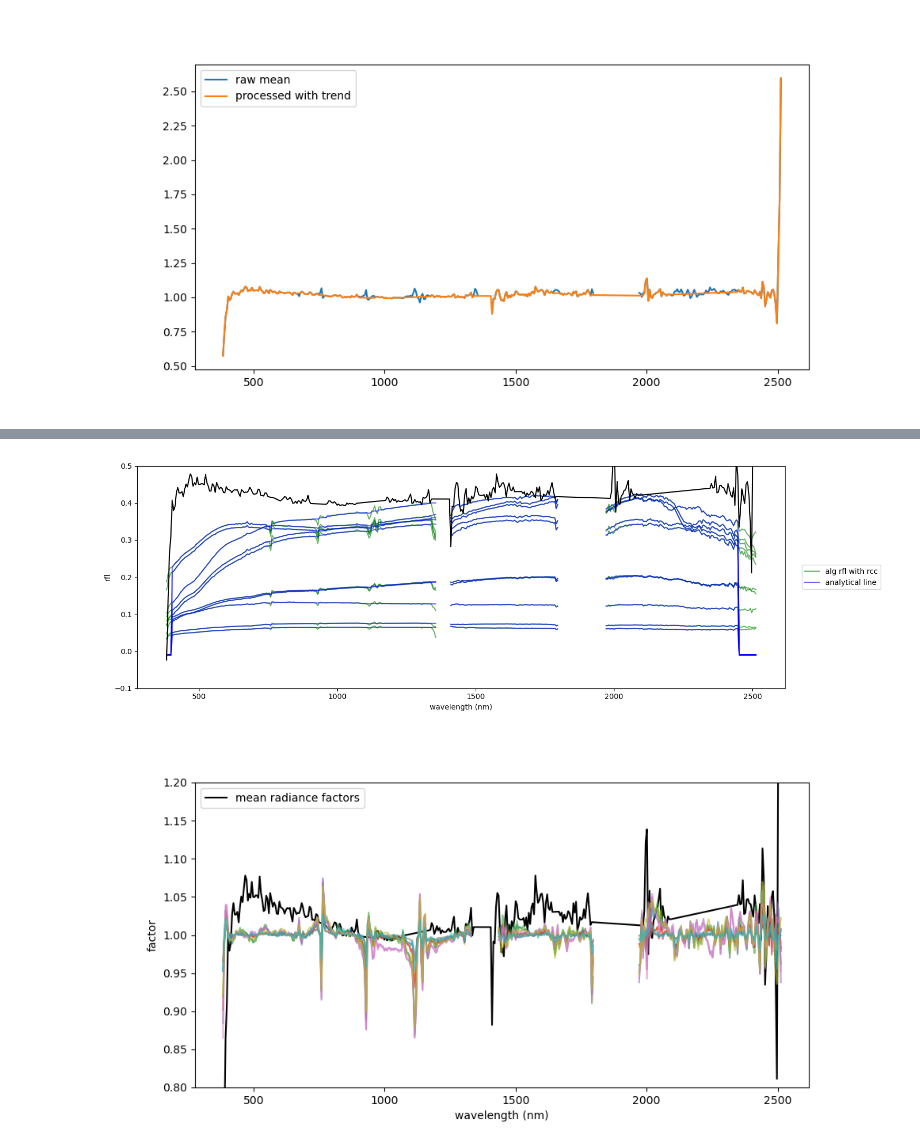
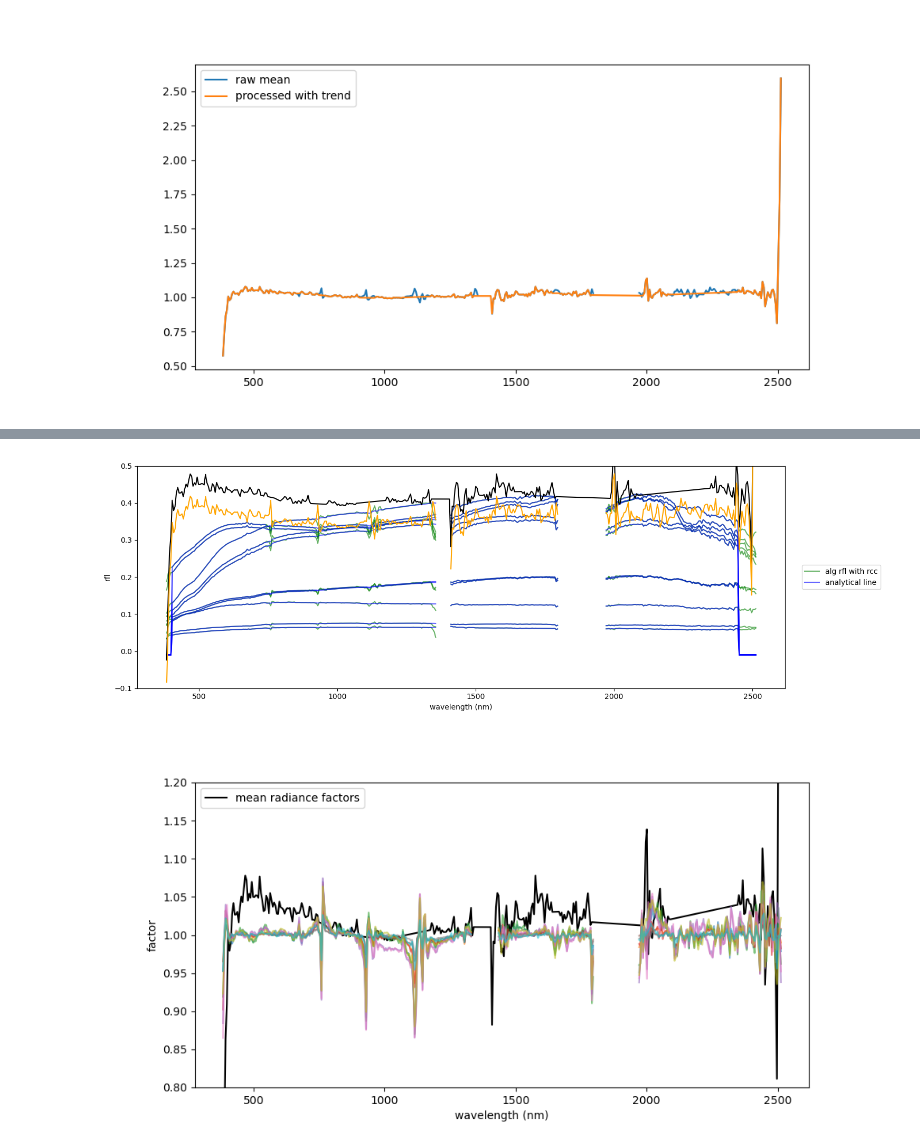
Before and after one commit to erin-carroll/chess-isofit, a Jupyter notebook: 2018/6c/0_rccs/2_derive_insitu_rcc.ipynb, the cells around one changed output, grey strips where cells are left out. Saved outputs shown, nothing was run; the diff lists cells and outputs as text; code cells hidden in the pictures.

```diff
--- a/2018/6c/0_rccs/2_derive_insitu_rcc.ipynb
+++ b/2018/6c/0_rccs/2_derive_insitu_rcc.ipynb
@@ -123,7 +123,7 @@ NIS01_20180611_172711 black_tarp
 ... (12 outputs left out)
 # %%
 # export
-fp_out = '2018/rccs/insitu_rccs_6c.pkl'
+fp_out = '2018/rccs/insitu_rccs_6c_20260107.pkl'
 # with open(fp_out, 'wb') as f:
 #     pickle.dump(rccs, f)
 with open(fp_out, 'rb') as f:
@@ -168,15 +168,17 @@ def wl2ind(wl0):
 def ind2wl(ind0):
     return wl[ind0]
 
-radiance_ratio = np.loadtxt('2018/rccs/rcc_white_tarp_mean_6c.txt')
+radiance_ratio = np.loadtxt('2018/rccs/rcc_white_tarp_mean_6c_20260107.txt')
 radiance_ratio_adjusted = radiance_ratio.copy()
 
 knots = np.array([400,417,450,500,550,600,700,800,1050,1200,1460,1550,1650,1750,2080,2150,2250,2300,2375,2425, 2475], dtype=np.float32)/1000.
+# knots = np.array([400,417,450,500,550,600,700,800,1050,1200,1460,1550,1650,1750,2080,2150,2250,2300,2375,2482], dtype=np.float32)/1000.
 
-ignore_zones = [[0.7457, 0.7755], [0.9024, 0.960], [1.0665, 1.1735], [1.34, 1.410], [1.640,1.670], [1.79, 1.99], # atm absorption regions (narrower)
+ignore_zones = [[0.7457, 0.7755], [0.9024, 0.960], [1.0665, 1.1735], [1.34, 1.41], [1.640,1.670], [1.79, 1.99], # atm absorption regions (narrower)
                 [0.669, 0.679],
-                [2.091, 2.350]]
-
+                [2.091, 2.350],
+                # [2.415, 2.508]
+               ]
 knot_average_window = 1
 
 for a, b in ignore_zones:
@@ -247,7 +249,7 @@ plt.show()
 with open('/store/carroll/repos/chess-isofit/2018/6c/0_rccs/bright_dark_fids.txt', 'r') as f:
     test_fids = [x.strip() for x in f.readlines()]
 
-rcc = np.loadtxt('2018/rccs/rcc_white_tarp_mean_6c_processed.txt')
+rcc = np.loadtxt('2018/rccs/rcc_white_tarp_mean_6c_processed_20260107.txt')
 # %%
 # prepare representative single pxs
 fp = '2018/rccs/single_pxs_bright_dark.pkl'
@@ -263,7 +265,7 @@ analytical_rfl = []
 for fid in test_fids:
     print(fid)
 
-    fp_config = glob(os.path.join(base_dir, f'{fid}_6c', 'config', '*_isofit.json'))[0]
+    fp_config = glob(os.path.join(base_dir, f'{fid}_6c_', 'config', '*_isofit.json'))[0]
     config = configs.create_new_config(fp_config)
 
     # set up forward model, io, inv according to config
@@ -339,34 +341,35 @@ exp_lis = [np.mean(wl_nan[x-bin_size:x+bin_size]) for x in exp_arr]
 fig = plt.figure(figsize=(15,5))
 
 for i in range(len(alg_rfl_no_rcc)):
     if i==0:
         # plt.plot(wl_nan, alg_rfl_no_rcc[i], alpha=0.6, color='green', label='alg rfl no rcc')
         plt.plot(wl_nan, alg_rfl_with_rcc[i], alpha=0.6, color='green', label='alg rfl with rcc')
         # rfl_lis = [np.mean(alg_rfl_with_rcc[i][x-bin_size:x+bin_size]) for x in exp_arr]
         # interp = np.interp(wl_nan, exp_lis, rfl_lis)
         # plt.plot(wl_nan, interp, alpha=0.6, color='blue', label='interp')
         plt.plot(wl_nan, analytical_rfl[i], alpha=0.6, color='blue', label='analytical line')
     else:
         # plt.plot(wl_nan, alg_rfl[i], alpha=0.6, color='green')
         plt.plot(wl_nan, alg_rfl_with_rcc[i], alpha=0.6, color='green')
         # rfl_lis = [np.mean(alg_rfl_with_rcc[i][x-bin_size:x+bin_size]) for x in exp_arr]
         # interp = np.interp(wl_nan, exp_lis, rfl_lis)
         # plt.plot(wl_nan, interp, alpha=0.6, color='blue')
         plt.plot(wl_nan, analytical_rfl[i], alpha=0.6, color='blue')
 
 plt.plot(wl, rcc-0.6, color='black')
+plt.plot(wl_nan, radiance_ratio-0.66, color='orange')
 
 plt.ylabel('rfl')
 plt.xlabel('wavelength (nm)')
 
 plt.ylim(-0.1, 0.5)
 
 plt.legend(loc='center left', bbox_to_anchor=(1.02, 0.5))
 fig.tight_layout()
 
 plt.show()
 # %% [output]
-[figure, old version]
+[figure, new version]
 # %%
 ## from Phil -
 
```
Also changed, not shown: parts of 5 cells of this notebook, 44 other files.
